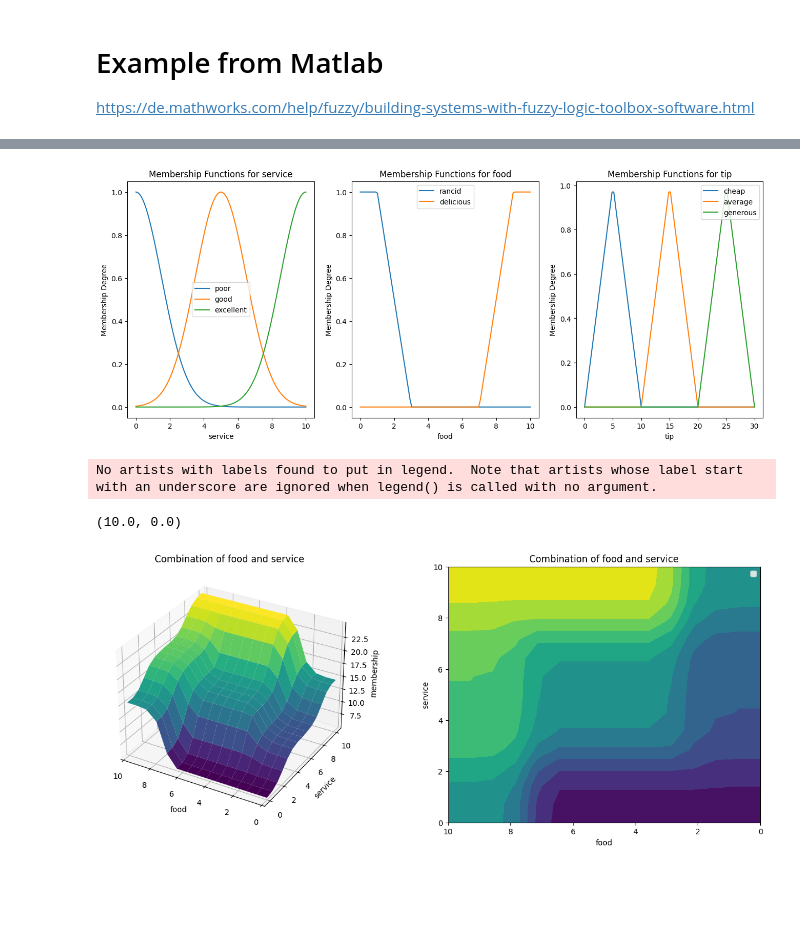
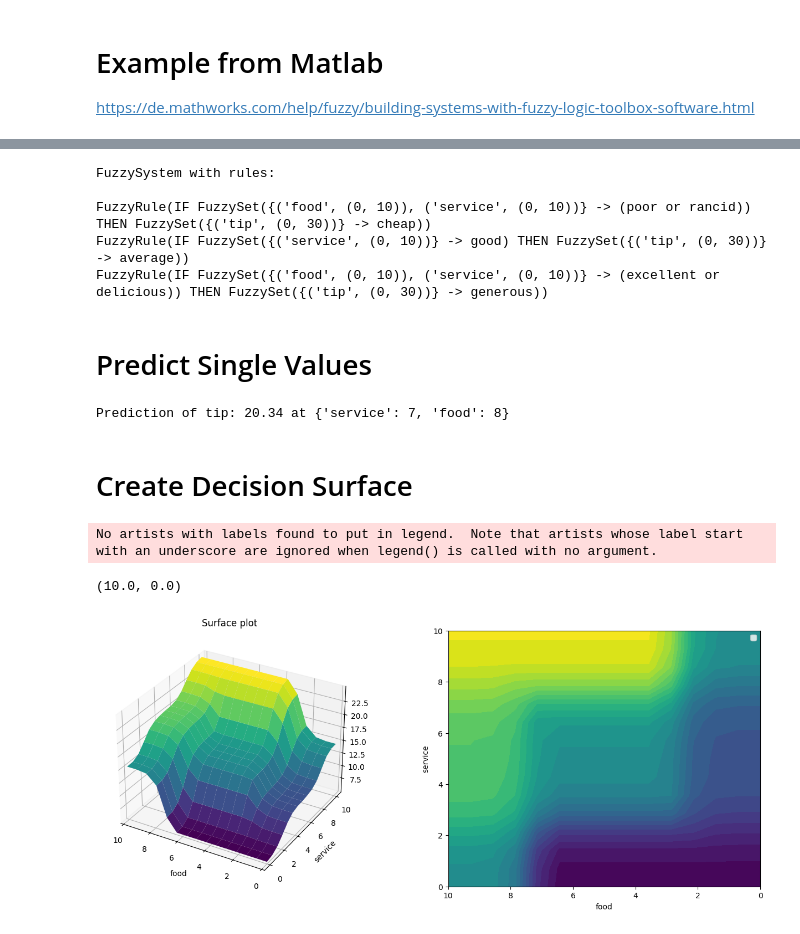
Before and after one commit to ManuelLerchner/AutoPas-FuzzyTuning-Bachelor-Thesis, a Jupyter notebook: notes/1-Testing/fuzzy-test/fuzzy-system-idea.ipynb, the cells around one changed output, grey strips where cells are left out. Saved outputs shown, nothing was run; the diff lists cells and outputs as text; code cells hidden in the pictures; blank space fills up the shorter version.

```diff
--- a/notes/1-Testing/fuzzy-test/fuzzy-system-idea.ipynb
+++ b/notes/1-Testing/fuzzy-test/fuzzy-system-idea.ipynb
@@ -364,17 +462,22 @@ No artists with labels found to put in legend.  Note that artists whose label st
 
 https://de.mathworks.com/help/fuzzy/building-systems-with-fuzzy-logic-toolbox-software.html
 # %%
-service = FuzzyVariable("service", (0, 10))
-food = FuzzyVariable("food", (0, 10))
-tip = FuzzyVariable("tip", (0, 30))
+service_crisp_set = CrispSet({("service", (0, 10))})
+service = LinguisticVariable(service_crisp_set)
+
+food_crisp_set = CrispSet({("food", (0, 10))})
+food = LinguisticVariable(food_crisp_set)
+
+tip_crisp_set = CrispSet({("tip", (0, 30))})
+tip = LinguisticVariable(tip_crisp_set)
 # %%
-service.add_membership_function(Gaussian("poor", 0, 1.5))
-service.add_membership_function(Gaussian("good", 5, 1.5))
-service.add_membership_function(Gaussian("excellent", 10, 1.5))
+service.add_linguistic_term(Gaussian("poor", 0, 1.5))
+service.add_linguistic_term(Gaussian("good", 5, 1.5))
+service.add_linguistic_term(Gaussian("excellent", 10, 1.5))
 
-food.add_membership_function(Trapezoid("rancid", 0, 0, 1, 3))
-food.add_membership_function(Trapezoid("delicious", 7, 9, 10, 10))
+food.add_linguistic_term(Trapezoid("rancid", 0, 0, 1, 3))
+food.add_linguistic_term(Trapezoid("delicious", 7, 9, 10, 10))
 
-tip.add_membership_function(Triangle("cheap", 5, 5))
-tip.add_membership_function(Triangle("average", 15, 5))
-tip.add_membership_function(Triangle("generous", 25, 5))
+tip.add_linguistic_term(Triangle("cheap", 5, 5))
+tip.add_linguistic_term(Triangle("average", 15, 5))
+tip.add_linguistic_term(Triangle("generous", 25, 5))
@@ -384,17 +498,32 @@ fs = FuzzySystem()
 fs.add_rule(FuzzyRule((service=="poor") | (food=="rancid"), tip=="cheap"))
 fs.add_rule(FuzzyRule(service=="good", tip=="average"))
 fs.add_rule(FuzzyRule((service=="excellent") | (food=="delicious"), tip=="generous"))
+
+fs
+# %% [output]
+FuzzySystem with rules:
+
+FuzzyRule(IF FuzzySet({('food', (0, 10)), ('service', (0, 10))} -> (poor or rancid)) THEN FuzzySet({('tip', (0, 30))} -> cheap))
+FuzzyRule(IF FuzzySet({('service', (0, 10))} -> good) THEN FuzzySet({('tip', (0, 30))} -> average))
+FuzzyRule(IF FuzzySet({('food', (0, 10)), ('service', (0, 10))} -> (excellent or delicious)) THEN FuzzySet({('tip', (0, 30))} -> generous))
-# %%
-fs.plot_membership_functions()
-# %% [output]
-[figure, removed]
+# %% [markdown]
+# Predict Single Values
+# %%
+data={"service": 7, "food": 8}
+prediction_of_tip= fs.predict(data)
+
+print(f"Prediction of tip: {prediction_of_tip:.2f} at {data}")
+# %% [output]
+Prediction of tip: 20.34 at {'service': 7, 'food': 8}
+# %% [markdown]
+# Create Decision Surface
 # %%
-fig=fs.plot({"x": "food", "y": "service"})
+fig=plot3D_surface(fs.getInputCrispSets(), lambda data: fs.predict(data) , {"x": "food", "y": "service"}, mesh=15)
 
 # invert x axis to fit matlab image
 fig.get_axes()[1].set_xlim(10,0)
 fig.get_axes()[0].set_xlim(10,0)
 # %% [output]
 No artists with labels found to put in legend.  Note that artists whose label start with an underscore are ignored when legend() is called with no argument.
 (10.0, 0.0)
-[figure, old version]
+[figure, new version]
```
Also changed, not shown: parts of 23 cells of this notebook.
